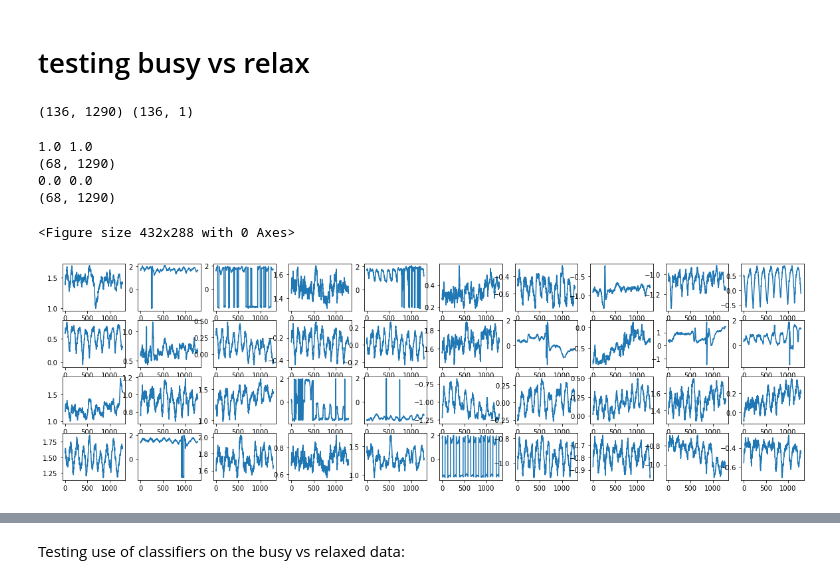
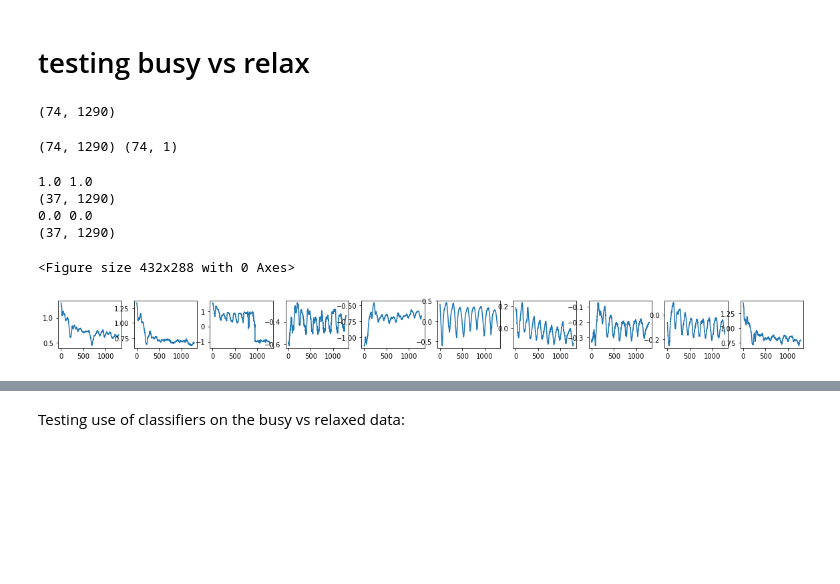
Before and after one commit to Aekai/Wi-Mind, a Jupyter notebook: FeatureExtractionModule/src/autoencoder_approach/Per task approach/NC/data test.ipynb, the cells around one changed output, grey strips where cells are left out. Drawn from its saved outputs; the diff is of its cells as text; code cells hidden in the pictures; blank space fills up the shorter version.

Commit message:
Change busy vs relaxed to use unwrapped phase and only valid breathing data

```diff
--- a/FeatureExtractionModule/src/autoencoder_approach/Per task approach/NC/data test.ipynb
+++ b/FeatureExtractionModule/src/autoencoder_approach/Per task approach/NC/data test.ipynb
@@ -94,6 +94,9 @@ def get_busy_vs_relax_timeframes_br_hb(path, ident, seconds):
             tmpHB_relax = dataextract.extract_from_heartbeat_time(dataextract_relax.t[-samp_rate*seconds:],
                                                                  dataextract_relax.y[-samp_rate*seconds:])
 
+            if not (tmpBR_busy['br_ok'][0] and tmpBR_relax['br_ok'][0]):# and tmpHB_busy['hr_ok'] and tmpHB_relax['hr_ok']):
+                continue
+
             tmp_tasks_data = np.vstack((tmp_tasks_data, dataextract.y[-samp_rate * seconds:]))
             tmp_tasks_y = np.vstack((tasks_y, 1))
             tmp_tasks_data = np.vstack((tmp_tasks_data, dataextract_relax.y[-samp_rate * seconds:]))
@@ -116,11 +119,11 @@ def get_busy_vs_relax_timeframes_br_hb(path, ident, seconds):
         tasks_data = np.vstack((tasks_data, dataextract_relax.y[-samp_rate * seconds:]))
         tasks_y = np.vstack((tasks_y, 0))
 
-        breathing = np.vstack((breathing, tmpBR_busy.to_numpy(dtype='float64', na_value=0)[0][:-1]))
-        breathing = np.vstack((breathing, tmpBR_relax.to_numpy(dtype='float64', na_value=0)[0][:-1]))
+        breathing = np.vstack((breathing, tmp_breathing))
 
-        heartbeat = np.vstack((heartbeat, tmpHB_busy.to_numpy(dtype='float64', na_value=0)[0][:-1]))
-        heartbeat = np.vstack((heartbeat, tmpHB_relax.to_numpy(dtype='float64', na_value=0)[0][:-1]))
+        heartbeat = np.vstack((heartbeat, tmp_heartbeat))
+
+        tasks_data = np.unwrap(tasks_data)
 
     return tasks_data, tasks_y, breathing, heartbeat
 # %%
@@ -174,21 +177,34 @@ path = '../../../../../StudyData/'
 n = len(idents)
 # %% [markdown]
 # testing busy vs relax
+# %%
+phase, y, breathing, heartbeat, combined = get_data_from_idents_br_hb(path, idents, seconds)
+phase.shape
+# %% [output]
+(74, 1290)
 # %%
 # load data and print dimensions of phase
 phase, y, breathing, heartbeat, combined = get_data_from_idents_br_hb(path, idents, seconds)
 phase = StandardScaler().fit_transform(phase) # The scaling used in the main notebooks
 print(phase.shape, y.shape)
 # %% [output]
-(136, 1290) (136, 1)
+(74, 1290) (74, 1)
 # %%
 # make a new array with only busy phase and y data
-phase1 = phase[0::2]
-y1 = y[0::2]
+phase1 = np.empty((0,1290))
+y1 = np.empty((0,1))
 
 # make a new array with only relaxed phase and y data
-phase0 = phase[1::2]
-y0 = y[1::2]
+phase0 = np.empty((0,1290))
+y0 = np.empty((0,1))
+
+for ix in range(len(phase)):
+    if y[ix] == 0:
+        phase0 = np.vstack((phase0, phase[ix]))
+        y0 = np.vstack((y0, y[ix]))
+    else:
+        phase1 = np.vstack((phase1, phase[ix]))
+        y1 = np.vstack((y1, y[ix]))
 
 # print min and max to make sure the data was split correctly
 print(np.min(y1), np.max(y1))
@@ -198,20 +214,20 @@ print(np.min(y0), np.max(y0))
 print(phase0.shape)
 # %% [output]
 1.0 1.0
-(68, 1290)
+(37, 1290)
 0.0 0.0
-(68, 1290)
+(37, 1290)
 # %%
 # plot some busy phase data
-plot_n = 40
+plot_n = 10
 plt.figure(0)
 plt.figure(figsize=(20, 6))
 for i in range(plot_n):
     plt.subplot(4,10, i+1)
     plt.plot(phase1[i])
 # %% [output]
 <Figure size 432x288 with 0 Axes>
-[figure, old version]
+[figure, new version]
 # %%
 # plot some relaxed phase data
 plt.figure(1)
```
Also changed, not shown: parts of 12 cells of this notebook, 11 other files.
